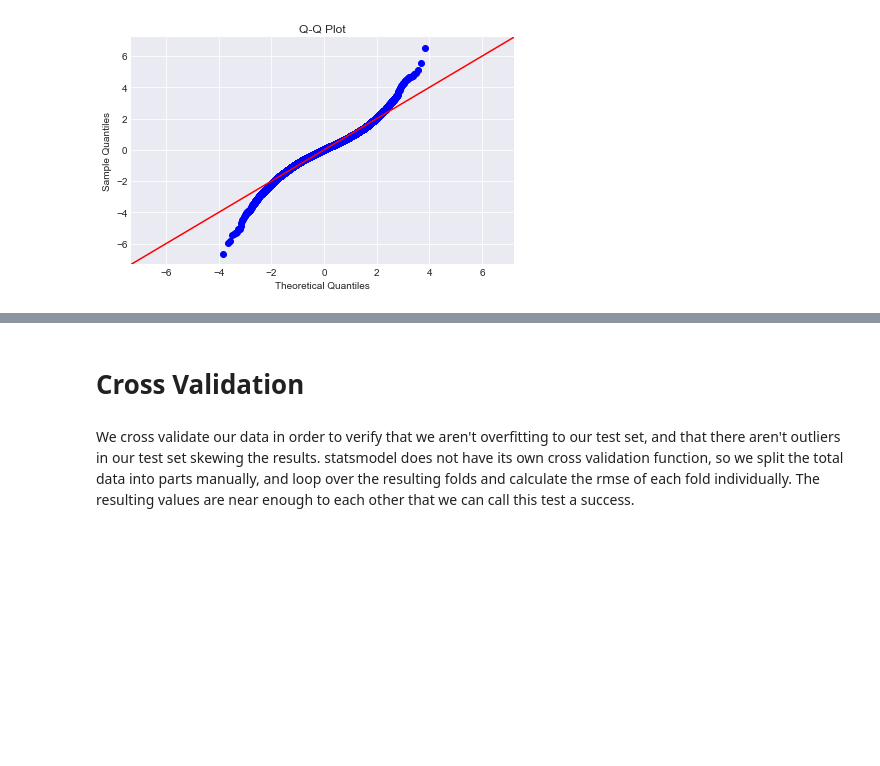
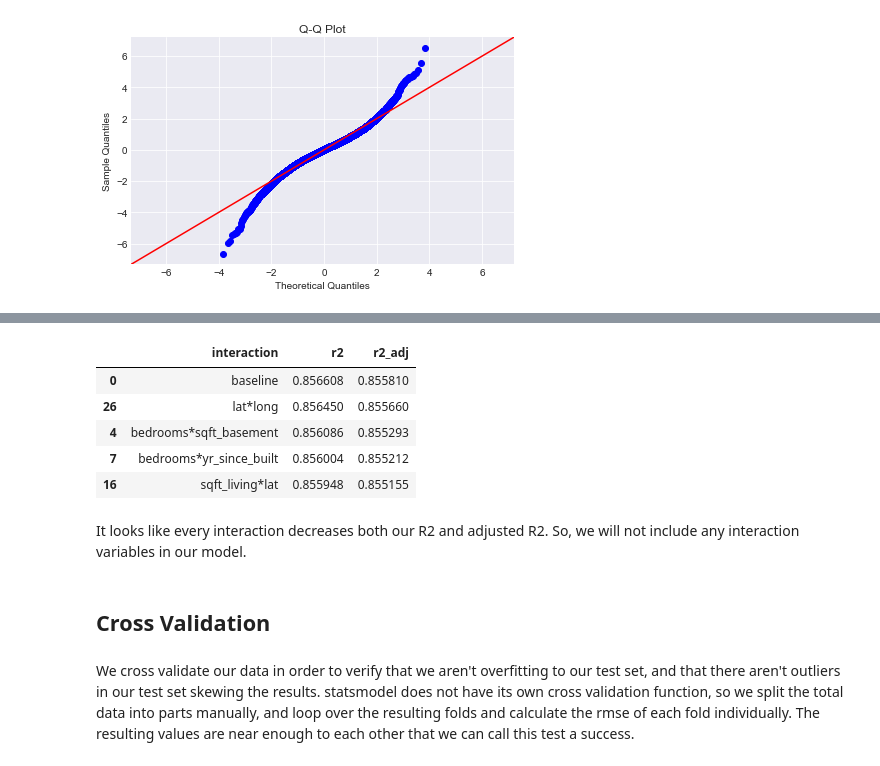
Before and after one commit to MullerAC/king-county-house-sales, a Jupyter notebook: 4-iterative-modeling.ipynb, the cells around one changed output, grey strips where cells are left out. Saved outputs shown, nothing was run; the diff lists cells and outputs as text; code cells hidden in the pictures; blank space fills up the shorter version.

```diff
--- a/4-iterative-modeling.ipynb
+++ b/4-iterative-modeling.ipynb
@@ -237,5 +268,16 @@ strong multicollinearity problems or that the design matrix is singular.
+# %%
+interactions.sort_values(by=['r2_adj'], ascending=False).head()
+# %% [output]
+|  | interaction | r2 | r2_adj |
+| 0 | baseline | 0.856608 | 0.855810 |
+| 26 | lat*long | 0.856450 | 0.855660 |
+| 4 | bedrooms*sqft_basement | 0.856086 | 0.855293 |
+| 7 | bedrooms*yr_since_built | 0.856004 | 0.855212 |
+| 16 | sqft_living*lat | 0.855948 | 0.855155 |
+# %% [markdown]
+It looks like every interaction decreases both our R2 and adjusted R2. So, we will not include any interaction variables in our model.
 # %% [markdown]
-# Cross Validation
+## Cross Validation
 # %% [markdown]
 We cross validate our data in order to verify that we aren't overfitting to our test set, and that there aren't outliers in our test set skewing the results. statsmodel does not have its own cross validation function, so we split the total data into parts manually, and loop over the resulting folds and calculate the rmse of each fold individually. The resulting values are near enough to each other that we can call this test a success.
 # %%
```
Also changed, not shown: parts of 9 cells of this notebook, 1 other file.
